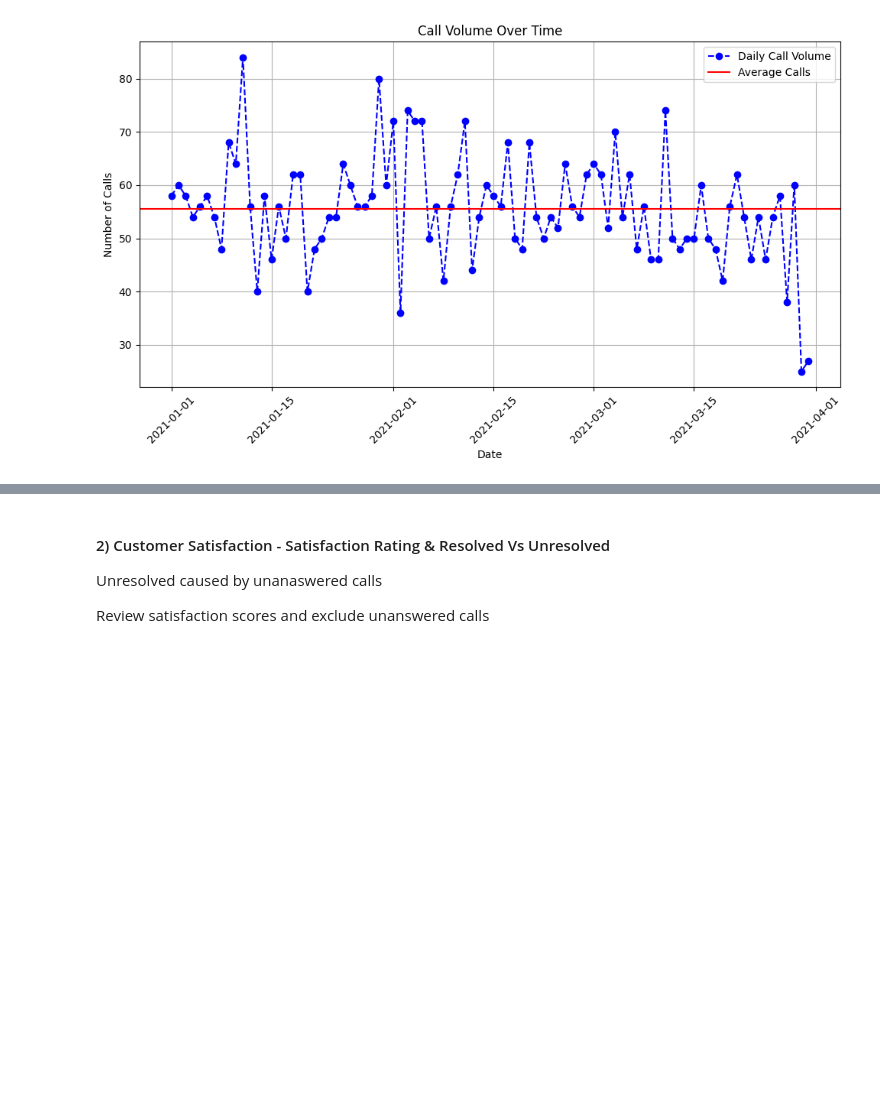
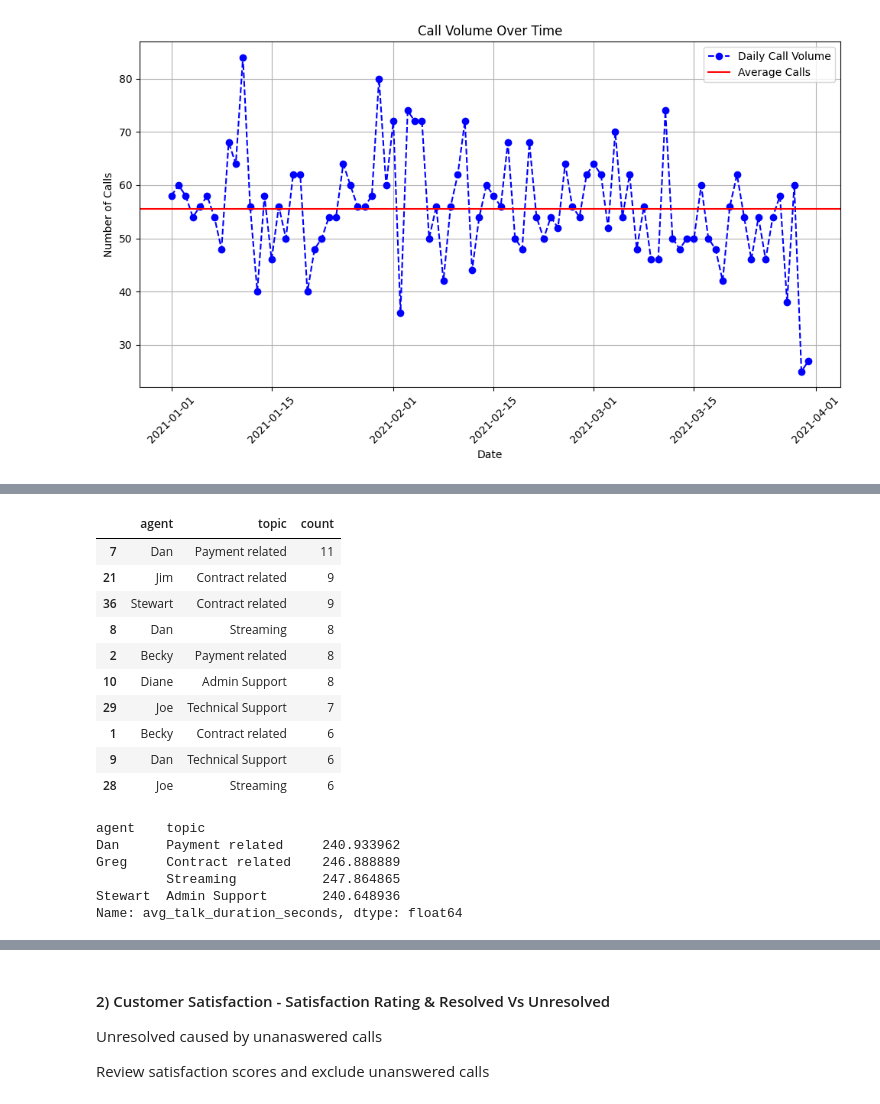
Before and after one commit to daveysull/PFDA, a Jupyter notebook: project/project.ipynb, the cells around one changed output, grey strips where cells are left out. Cells and saved outputs as stored; diff of their text form; code cells hidden in the pictures; blank space fills up the shorter version.

```diff
--- a/project/project.ipynb
+++ b/project/project.ipynb
@@ -349,0 +423,15 @@ Look for peak periods where additional staff is needed.
+# %%
+outliers = df[df['avg_talk_duration_seconds'] > df['avg_talk_duration_seconds'].quantile(0.95)]
+
+# Frequency analysis for agents
+agent_outlier_counts = outliers['agent'].value_counts()
+
+# Frequency analysis for topics
+topic_outlier_counts = outliers['topic'].value_counts()
+
+# Display results
+print("Agents most frequently in outliers:")
+print(agent_outlier_counts)
+
+print("\nTopics most frequently in outliers:")
+print(topic_outlier_counts)
@@ -349,0 +459,35 @@ Look for peak periods where additional staff is needed.
+# %%
+# Group by agent and topic, and count the occurrences
+agent_topic_counts = outliers.groupby(['agent', 'topic']).size().reset_index(name='count')
+
+# Sort by the count in descending order
+agent_topic_counts_sorted = agent_topic_counts.sort_values(by='count', ascending=False)
+
+agent_topic_counts_sorted.head(10)
+# %% [output]
+|  | agent | topic | count |
+| 7 | Dan | Payment related | 11 |
+| 21 | Jim | Contract related | 9 |
+| 36 | Stewart | Contract related | 9 |
+| 8 | Dan | Streaming | 8 |
+| 2 | Becky | Payment related | 8 |
+| 10 | Diane | Admin Support | 8 |
+| 29 | Joe | Technical Support | 7 |
+| 1 | Becky | Contract related | 6 |
+| 9 | Dan | Technical Support | 6 |
+| 28 | Joe | Streaming | 6 |
+# %%
+# Group by Agent and Topic & Calculate the average
+grouped_avg_duration = df.groupby(['agent', 'topic'])['avg_talk_duration_seconds'].mean()
+
+# Compare each groups average with overall average
+above_avg_handling_time = grouped_avg_duration[grouped_avg_duration > 240]
+
+above_avg_handling_time
+# %% [output]
+agent    topic
+Dan      Payment related     240.933962
+Greg     Contract related    246.888889
+         Streaming           247.864865
+Stewart  Admin Support       240.648936
+Name: avg_talk_duration_seconds, dtype: float64
```
Also changed, not shown: parts of 30 cells of this notebook.
